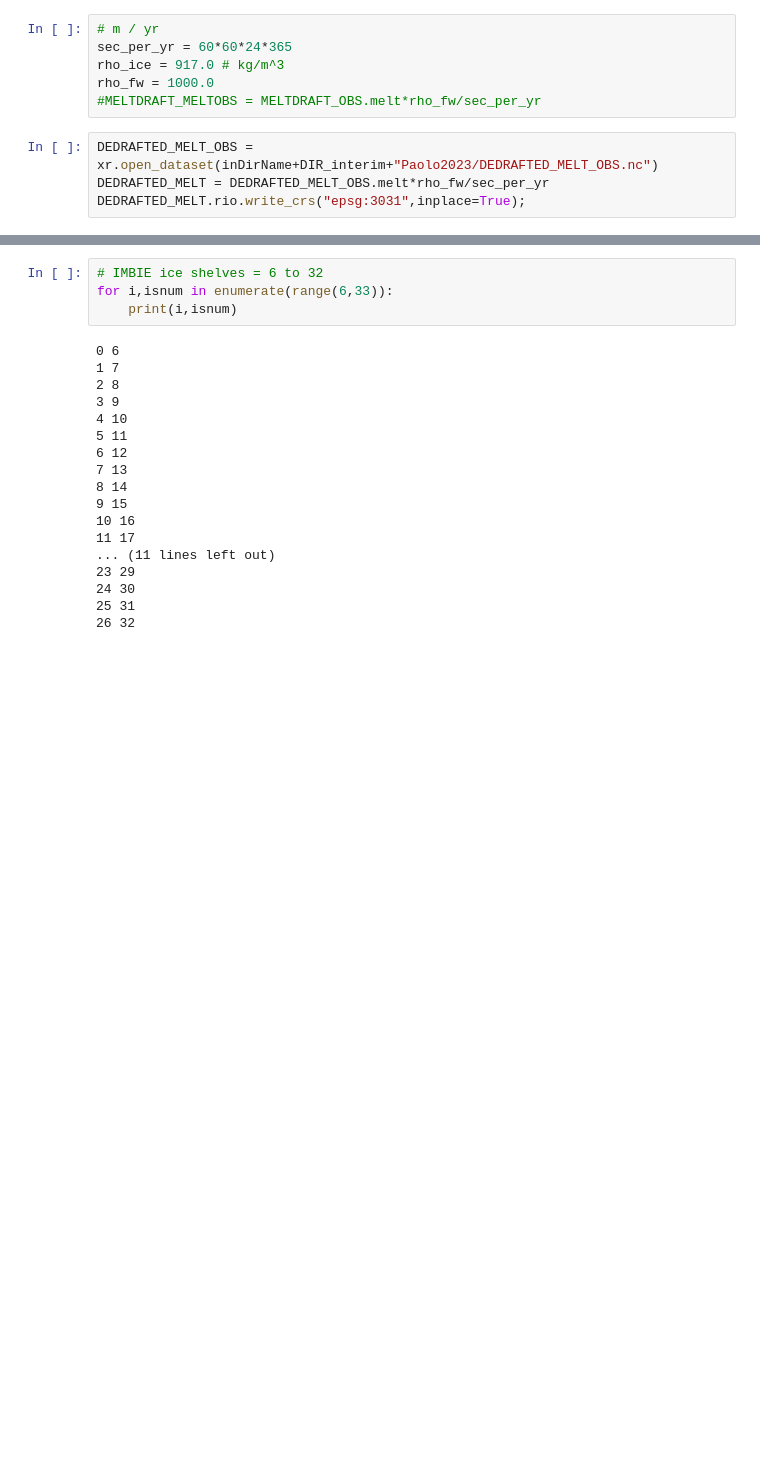
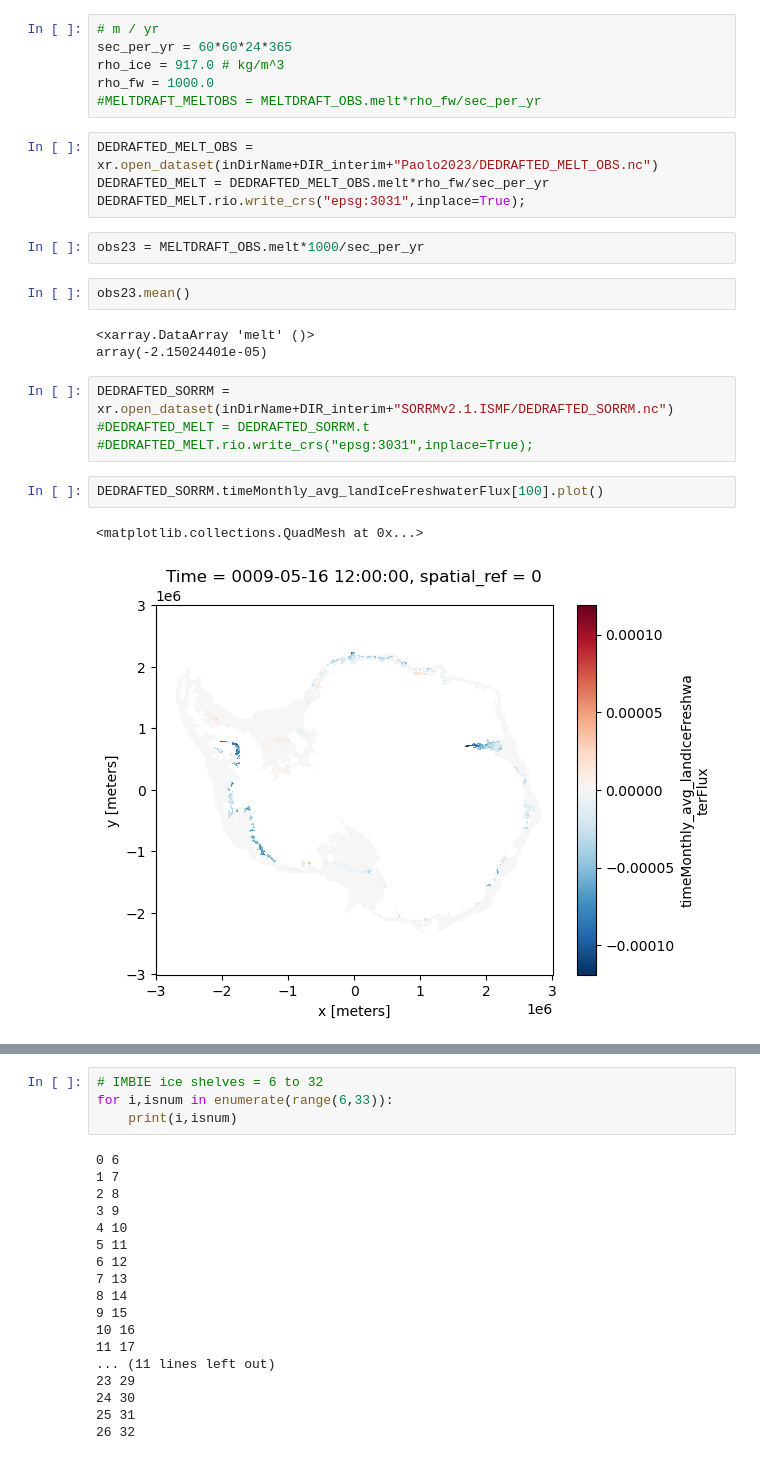
Before and after one commit to mshiv/aislens_emulation, a Jupyter notebook: notebooks/21-sm-bias-correction.ipynb, the cells around one changed output, grey strips where cells are left out. Drawn from its saved outputs; the diff is of its cells as text; blank space fills up the shorter version.

Commit message:
Incorporate observational datasets

```diff
--- a/notebooks/21-sm-bias-correction.ipynb
+++ b/notebooks/21-sm-bias-correction.ipynb
@@ -203,4 +225,20 @@ rho_fw = 1000.0
 DEDRAFTED_MELT_OBS = xr.open_dataset(inDirName+DIR_interim+"Paolo2023/DEDRAFTED_MELT_OBS.nc")
 DEDRAFTED_MELT = DEDRAFTED_MELT_OBS.melt*rho_fw/sec_per_yr
 DEDRAFTED_MELT.rio.write_crs("epsg:3031",inplace=True);
+# %%
+obs23 = MELTDRAFT_OBS.melt*1000/sec_per_yr
+# %%
+obs23.mean()
+# %% [output]
+<xarray.DataArray 'melt' ()>
+array(-2.15024401e-05)
+# %%
+DEDRAFTED_SORRM = xr.open_dataset(inDirName+DIR_interim+"SORRMv2.1.ISMF/DEDRAFTED_SORRM.nc")
+#DEDRAFTED_MELT = DEDRAFTED_SORRM.t
+#DEDRAFTED_MELT.rio.write_crs("epsg:3031",inplace=True);
+# %%
+DEDRAFTED_SORRM.timeMonthly_avg_landIceFreshwaterFlux[100].plot()
+# %% [output]
+<matplotlib.collections.QuadMesh at 0x...>
+[figure, added]
 # %%
```
Also changed, not shown: parts of 15 cells of this notebook, 1 other file.
